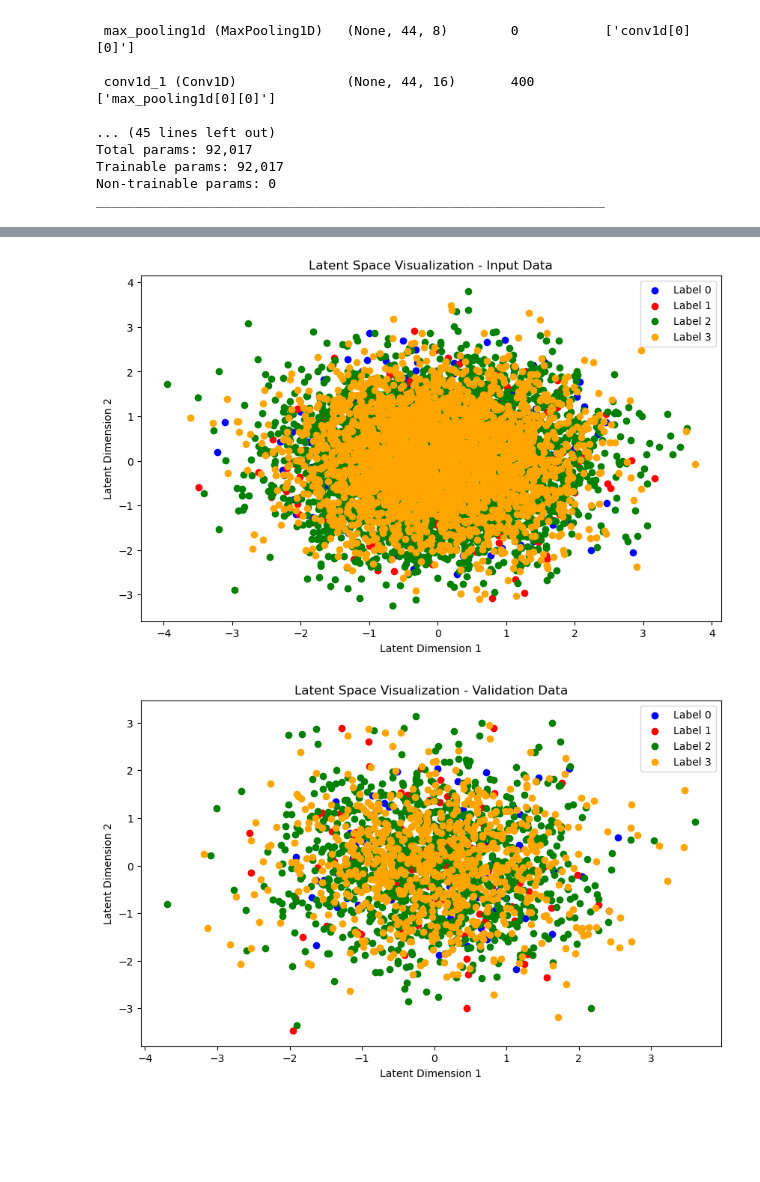
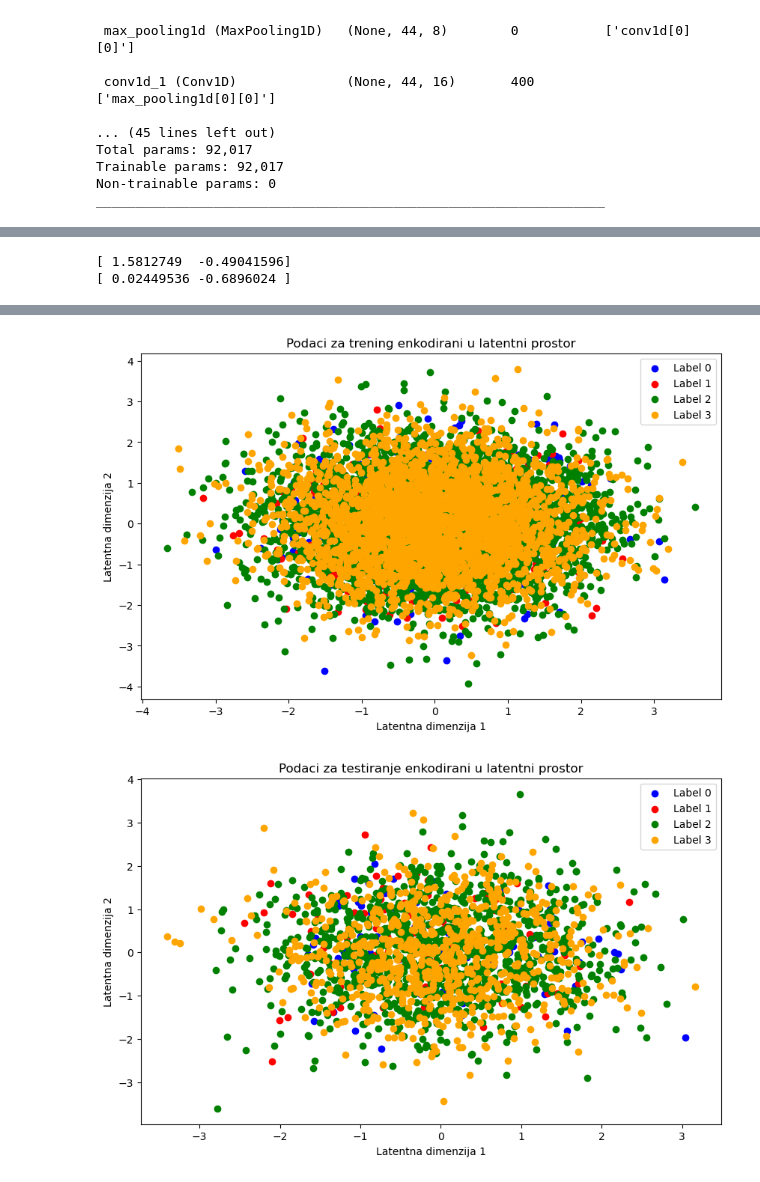
Before and after one commit to bruno4355/Diplomski-rad, a Jupyter notebook: dokument/exp_doc.ipynb, the cells around one changed output, grey strips where cells are left out. Drawn from its saved outputs; the diff is of its cells as text; code cells hidden in the pictures; blank space fills up the shorter version.

```diff
--- a/dokument/exp_doc.ipynb
+++ b/dokument/exp_doc.ipynb
@@ -31,6 +31,7 @@ z = Sampling()([z_mean, z_log_var])
 encoder = keras.Model(encoder_inputs, [z_mean, z_log_var, z], name="encoder")
 encoder.summary()
 
+#Build the decoder
 latent_inputs = keras.Input(shape=(latent_dim,))
 x = layers.Dense(128, activation='relu')(latent_inputs)
 x = layers.Dense(88 * 8)(x)
@@ -39,8 +40,8 @@ x = layers.Conv1D(16, 3, activation='relu', padding='same')(x)
 x = layers.UpSampling1D(2)(x)
 x = layers.Conv1D(8, 3, activation='relu', padding='same')(x)
 x = layers.UpSampling1D(2)(x)
-decoded = layers.Conv1D(1, 3, activation='sigmoid', padding='same')(x)
-decoded = layers.Cropping1D(cropping=(0, 264))(decoded)  # Crop to the desired output shape
+decoded = layers.Conv1D(1, 3, activation='linear', padding='same')(x)
+decoded = layers.Cropping1D(cropping=(0, 264))(decoded)
 decoder = keras.Model(latent_inputs, decoded, name="decoder")
 decoder.summary()
 
@@ -197,7 +200,6 @@ vae.compile(optimizer=keras.optimizers.Adam(learning_rate = lr))
 reduce_lr = ReduceLROnPlateau(monitor='loss', factor=0.5, patience=3, verbose=1, min_lr=1e-6)
 early_stop = EarlyStopping(monitor='loss', patience=5, verbose=1, restore_best_weights=True)
 
-vae.fit(x_train, batch_size=bs, epochs=20, validation_data=(x_test,), callbacks=[reduce_lr, early_stop])
-#vae.fit(x_train, batch_size=128, epochs=5, validation_data=(x_test, y_test, None))
-#vae.fit(x_train, batch_size=128, epochs=5)
+vae.fit(x_train, batch_size=bs, epochs=50, validation_data=(x_test,),
+        callbacks=[reduce_lr, early_stop])
 # %% [output]
@@ -230,0 +233,10 @@ Validation Loss: [0.9090845584869385, 0.9090845584869385, 0.0]
+# %%
+import matplotlib.pyplot as plt
+
+_, _, z_input = encoder.predict(x_train)
+reconstructed_z_input = vae.decoder.predict(z_input)
+_, _, reconstructed_z_encoded = vae.encoder.predict(reconstructed_z_input)
+
+_, _, z_test_input = encoder.predict(x_test)
+reconstructed_z_test_input = vae.decoder.predict(z_test_input)
+_, _, reconstructed_z_test_encoded = vae.encoder.predict(reconstructed_z_test_input)
@@ -231,33 +250,31 @@ Validation Loss: [0.9090845584869385, 0.9090845584869385, 0.0]
+# %%
+#print(x_test[0])
+#print(reconstructed_z_test_input[0])
+print(z_test_input[2])
+print(reconstructed_z_test_encoded[2])
+# %% [output]
+[ 1.5812749  -0.49041596]
+[ 0.02449536 -0.6896024 ]
 # %%
-import matplotlib.pyplot as plt
+def plot_input_data(x_data, y_data):
+    z_input = x_data
+    unique_labels = np.unique(y_data)
+    label_colors = ['blue', 'red', 'green', 'orange']
 
-# encode data into the latent space
-_, _, encoded_x_train = vae.encoder.predict(x_train)
-_, _, encoded_x_test = vae.encoder.predict(x_test)
+    for label in unique_labels:
+        indices = np.where(y_data == label)[0]
+        plt.scatter(z_input[indices, 0], z_input[indices, 1], c=label_colors[label], label=f'Label {label}')
 
-label_colors = {0: 'blue', 1: 'red', 2: 'green', 3: 'orange'}
+    plt.xlabel("Latentna dimenzija 1")
+    plt.ylabel("Latentna dimenzija 2")
+    plt.legend()
+    plt.show()
 
-# input data
 plt.figure(figsize=(10, 6))
-for label in range(4):
-    indices_train = np.where(y_train == label)[0]
-    plt.scatter(encoded_x_train[indices_train, 0], encoded_x_train[indices_train, 1], c=label_colors[label],
-                label='Label {}'.format(label))
-plt.title('Latent Space Visualization - Input Data')
-plt.xlabel('Latent Dimension 1')
-plt.ylabel('Latent Dimension 2')
-plt.legend()
-plt.show()
+plt.title("Podaci za trening enkodirani u latentni prostor")
+plot_input_data(z_input, y_train)
 
-# validation data
 plt.figure(figsize=(10, 6))
-for label in range(4):
-    indices_test = np.where(y_test == label)[0]
-    plt.scatter(encoded_x_test[indices_test, 0], encoded_x_test[indices_test, 1], c=label_colors[label],
-                label='Label {}'.format(label))
-plt.title('Latent Space Visualization - Validation Data')
-plt.xlabel('Latent Dimension 1')
-plt.ylabel('Latent Dimension 2')
-plt.legend()
-plt.show()
+plt.title("Podaci za testiranje enkodirani u latentni prostor")
+plot_input_data(z_test_input, y_test)
 # %% [output]
@@ -266,3 +281,3 @@ plt.show()
-[figure, old version]
+[figure, new version]
-[figure, old version]
+[figure, new version]
 # %%
```
Also changed, not shown: parts of 12 cells of this notebook, 6 other files.
